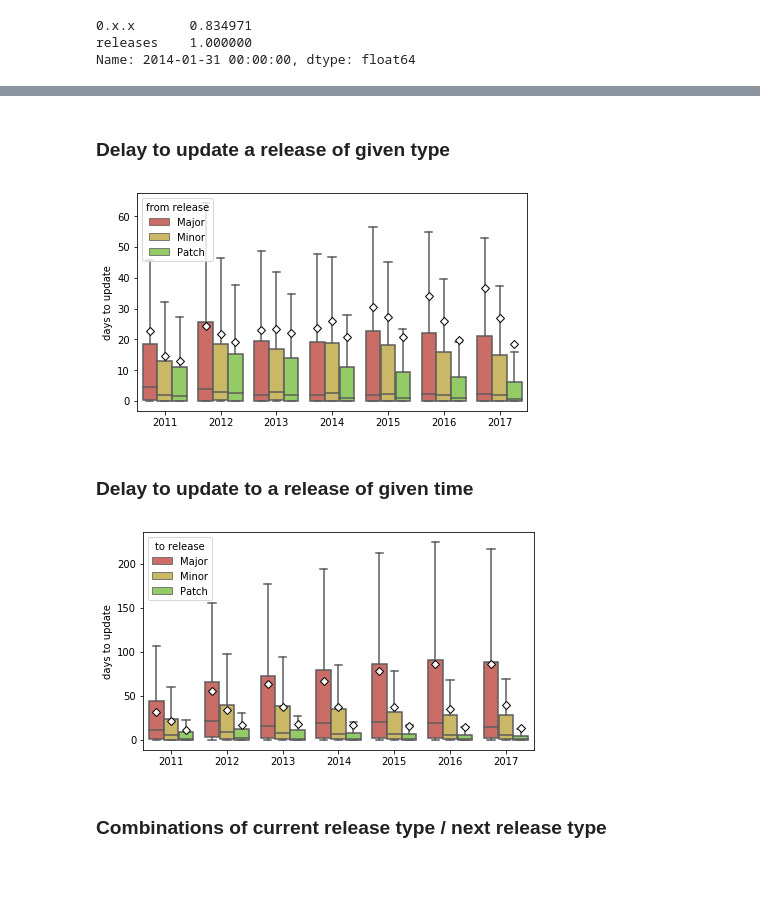
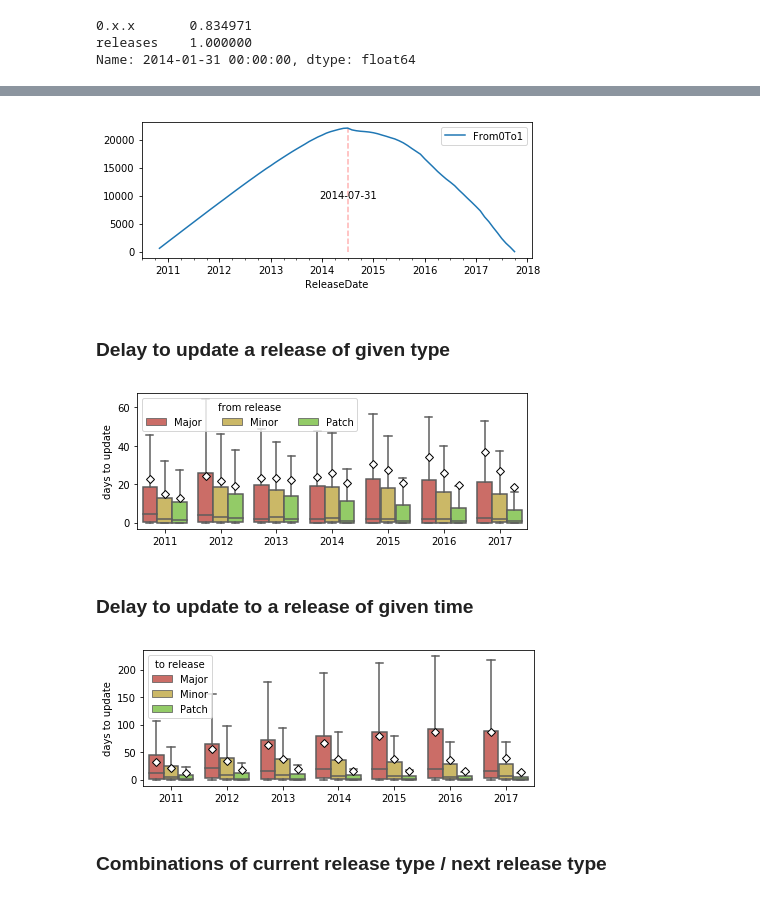
Before and after one commit to AlexandreDecan/secos-lag, a Jupyter notebook: notebooks/Technical lags.ipynb, the cells around one changed output, grey strips where cells are left out. Saved outputs shown, nothing was run; the diff lists cells and outputs as text; code cells hidden in the pictures.

```diff
--- a/notebooks/Technical lags.ipynb
+++ b/notebooks/Technical lags.ipynb
@@ -19,12 +18,13 @@ PAL_DEP = PALETTE_BASE[:2][::-1]
 PAL_REL = PALETTE_BASE[2:4][::-1]
 PAL_PKG = PALETTE_BASE[4:6][::-1]
 PAL_UPD = seaborn.color_palette('hls', 8)[0:3] + [seaborn.color_palette('hls', 8)[5]]
-PAL_VAR = seaborn.color_palette()  # seaborn.hls_palette(l=0.5, s=0.9)[:3]
+PAL_VAR = seaborn.color_palette()[:3][::-1]
 
 DATE_RANGE = pandas.to_datetime('2011-01-01'), pandas.to_datetime('2017-11-30')
 
 CENSOR_DATE = pandas.to_datetime('2018-01-01')
 
+FIG_SIZE = (7, 2.5)
 matplotlib.rcParams['figure.figsize'] = FIG_SIZE
 matplotlib.rcParams['text.latex.preamble'] = [r'\usepackage{amsmath}']
 
@@ -894,3 +925,17 @@ Name: 2014-01-31 00:00:00, dtype: float64
+# %%
+_ = (
+    df_temp
+    [['From0To1']]
+    .apply(lambda d: d.mean() - d)
+    .expanding()
+    .sum()
+)
+
+ax = _.plot()
+ax.vlines(_.idxmax()[0], 0, _.max(), linestyles='dashed', colors='r', alpha=0.3)
+ax.text(_.idxmax()[0], _.max() / 2, str(_.idxmax()[0])[:10], horizontalalignment='center', verticalalignment='top');
+# %% [output]
+[figure, added]
 # %% [markdown]
 ### Delay to update a release of given type
 # %%
@@ -898,35 +943,35 @@ fig, ax = matplotlib.pyplot.subplots()
 
 seaborn.boxplot(
     x='year',
     y='delta',
     hue='PreviousReleaseType',
     data=(
         df_releases
         [lambda d: d['PreviousReleaseType'] != 'Initial']
         .assign(delta=lambda d: (d['ReleaseDate'] - d['PreviousReleaseDate']) / pandas.np.timedelta64(1, 'D'))
         .assign(year=lambda d: d['ReleaseDate'].dt.year)
         [['year', 'delta', 'PreviousReleaseType']]
     ),
     order=range(2011, 2018),
     hue_order=['Major', 'Minor', 'Patch'],
     palette=PAL_UPD,
     ax=ax,
     fliersize=1,
     showmeans=True,
     showfliers=False,
     meanprops=dict(marker='D', markeredgecolor='black', markerfacecolor='white')
 )
 
 ax.set(
     xlabel='',
     ylabel='days to update',
 )
 
-ax.legend(title='from release', loc='upper left')
+ax.legend(title='from release', ncol=3)
 
 savefig(fig, 'overview_distr_update_delay_per_source_type')
 # %% [output]
-[figure, old version]
+[figure, new version]
 # %% [markdown]
 ### Delay to update to a release of given time
 # %%
@@ -962,7 +1007,7 @@ ax.legend(title='to release', loc='upper left')
 
 savefig(fig, 'overview_distr_update_delay_per_target_type')
 # %% [output]
-[figure, old version]
+[figure, new version]
 # %% [markdown]
 ### Combinations of current release type / next release type
 # %%
```
Also changed, not shown: parts of 39 cells of this notebook.
